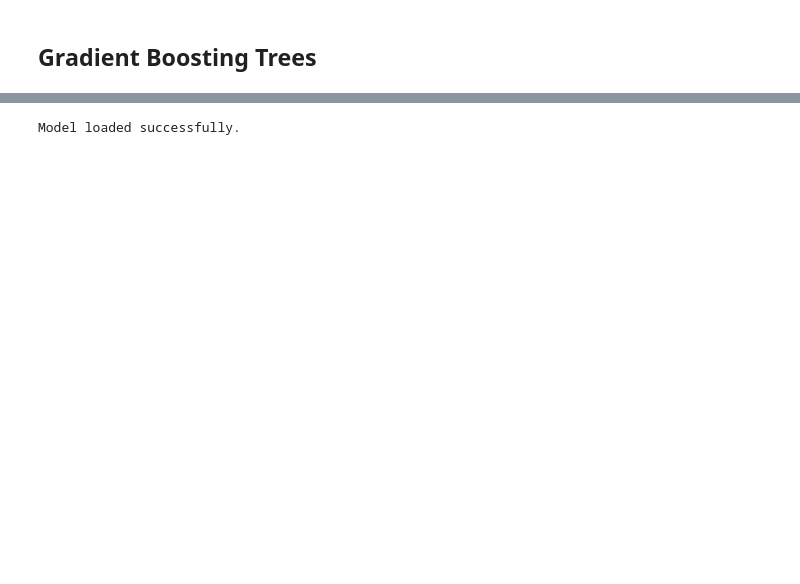
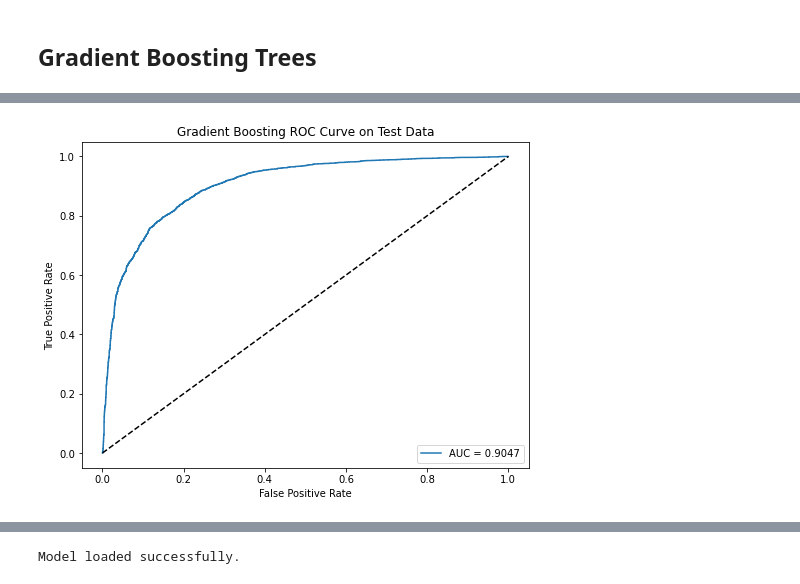
Before and after one commit to siyangni/vaping_project, a Jupyter notebook: modelling.ipynb, the cells around one changed output, grey strips where cells are left out. Drawn from its saved outputs; the diff is of its cells as text; code cells hidden in the pictures; blank space fills up the shorter version.

Commit message:
Updated Script file.

```diff
--- a/modelling.ipynb
+++ b/modelling.ipynb
@@ -448,0 +806,99 @@ Best cross-validation ROC AUC: 0.9037
+# %%
+import logging
+from sklearn.pipeline import Pipeline
+from sklearn.ensemble import GradientBoostingClassifier
+from sklearn.model_selection import RepeatedStratifiedKFold, RandomizedSearchCV
+from sklearn.metrics import confusion_matrix, classification_report, roc_auc_score, roc_curve
+import matplotlib.pyplot as plt
+
+# Random State for reproducibility
+RANDOM_STATE = 42
+
+# Use RepeatedStratifiedKFold for more robust validation
+N_SPLITS_CV = 5
+N_REPEATS = 1  # Repeat the CV multiple times if desired
+SCORING_METRIC = 'roc_auc'
+VERBOSE = 1
+
+logging.info("\n--- Gradient Boosting (Revised) ---")
+
+# Build pipeline
+gbc_pipeline = Pipeline([
+    ('preprocessor', preprocessor),
+    ('classifier', GradientBoostingClassifier(random_state=RANDOM_STATE))
+])
+
+# Expanded parameter distributions for RandomizedSearch
+gbc_param_dist = {
+    'classifier__n_estimators': [100, 300, 500, 1000],
+    'classifier__learning_rate': [0.01, 0.05, 0.1, 0.2],
+    'classifier__max_depth': [3, 5, 10, 20],
+    'classifier__subsample': [0.8, 0.9, 1.0],  # Controls sample ratio per tree
+    'classifier__min_samples_split': [2, 5, 10],
+    'classifier__min_samples_leaf': [1, 2, 5],
+    'classifier__max_features': ['sqrt', 'log2', None]
+}
+
+try:
+    logging.info("Starting randomized search for Gradient Boosting...")
+
+    # Use RepeatedStratifiedKFold without shuffle
+    cv_gbc = RepeatedStratifiedKFold(
+        n_splits=N_SPLITS_CV,
+        n_repeats=N_REPEATS,
+        random_state=RANDOM_STATE
+    )
+
+    # RandomizedSearchCV to cover more combinations within reasonable compute time
+    gbc_random_search = RandomizedSearchCV(
+        estimator=gbc_pipeline,
+        param_distributions=gbc_param_dist,
+        n_iter=30,  # Increase or decrease based on resources
+        cv=cv_gbc,
+        scoring=SCORING_METRIC,
+        n_jobs=24,  # Use all available cores
+        random_state=RANDOM_STATE,
+        verbose=VERBOSE
+    )
+
+    # Fit the RandomizedSearchCV
+    gbc_random_search.fit(X_train_with_indicators, y_train)
+
+    logging.info(f"Best parameters (GBC): {gbc_random_search.best_params_}")
+    logging.info(f"Best cross-validation {SCORING_METRIC}: {gbc_random_search.best_score_:.4f}")
+
+    # Extract the best estimator
+    best_gbc = gbc_random_search.best_estimator_
+
+except Exception as e:
+    logging.error(f"An error occurred during Gradient Boosting randomized search: {e}")
+    raise
+
+# Evaluate the best Gradient Boosting model
+try:
+    best_gbc.fit(X_train_with_indicators, y_train)
+    y_pred_gbc = best_gbc.predict(X_test_with_indicators)
+    y_pred_proba_gbc = best_gbc.predict_proba(X_test_with_indicators)[:, 1]
+
+    logging.info("=== Best Gradient Boosting Evaluation ===")
+    logging.info("Confusion Matrix:\n" + str(confusion_matrix(y_test, y_pred_gbc)))
+    logging.info("\nClassification Report:\n" + str(classification_report(y_test, y_pred_gbc)))
+    logging.info(f"ROC AUC: {roc_auc_score(y_test, y_pred_proba_gbc):.4f}")
+
+    # Plot ROC Curve
+    fpr_gbc, tpr_gbc, _ = roc_curve(y_test, y_pred_proba_gbc)
+    plt.figure(figsize=(8, 6))
+    plt.plot(fpr_gbc, tpr_gbc, label=f'AUC = {roc_auc_score(y_test, y_pred_proba_gbc):.4f}')
+    plt.plot([0, 1], [0, 1], 'k--')
+    plt.xlabel('False Positive Rate')
+    plt.ylabel('True Positive Rate')
+    plt.title('Gradient Boosting ROC Curve on Test Data')
+    plt.legend(loc='lower right')
+    plt.show()
+
+except Exception as e:
+    logging.error(f"An error occurred during Gradient Boosting training/evaluation: {e}")
+    raise
+
+logging.info("Script completed successfully.")
+# %% [output]
@@ -448,0 +927 @@ Best cross-validation ROC AUC: 0.9037
+[figure, added]
```
Also changed, not shown: parts of 97 cells of this notebook, 8 other files.
